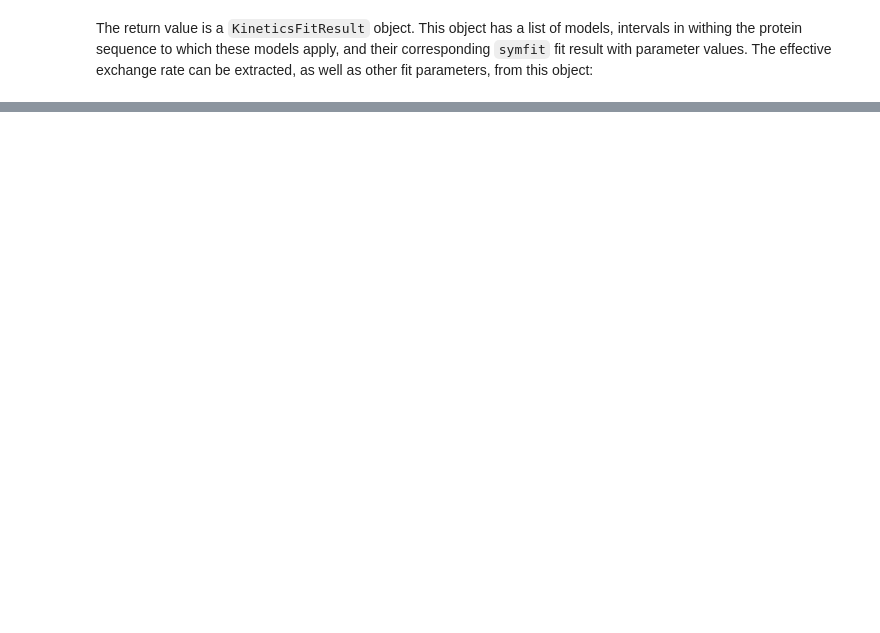
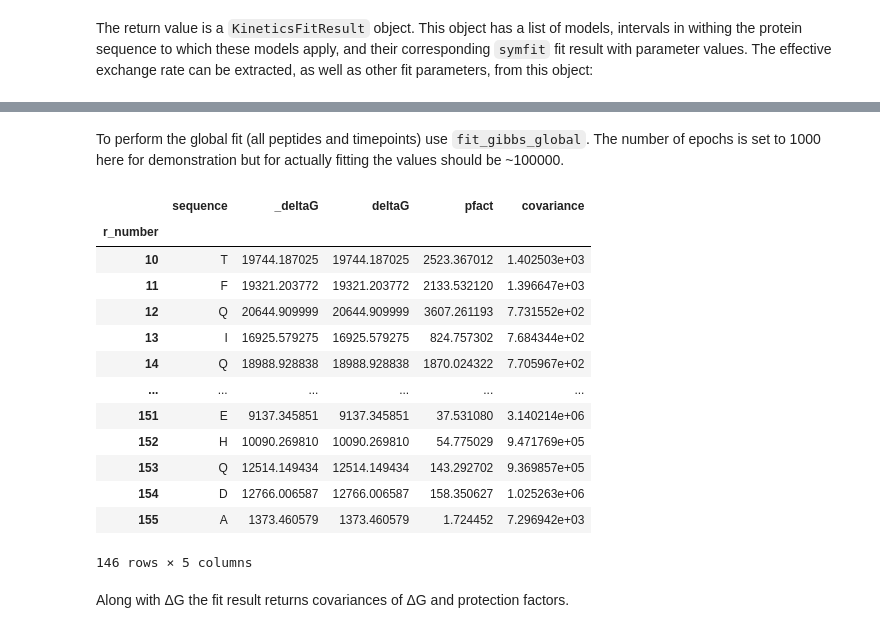
Before and after one commit to Jhsmit/PyHDX, a Jupyter notebook: docs/examples/03_fitting.ipynb, the cells around one changed output, grey strips where cells are left out. Cells and saved outputs as stored; diff of their text form; code cells hidden in the pictures; blank space fills up the shorter version.

```diff
--- a/docs/examples/03_fitting.ipynb
+++ b/docs/examples/03_fitting.ipynb
@@ -66,0 +117,24 @@ deltaG = 8.3*303.15*(tf_output['log_P'] / np.log10(np.e))
+# %% [markdown]
+To perform the global fit (all peptides and timepoints) use ``fit_gibbs_global``. The number of epochs is set to 1000
+here for demonstration but for actually fitting the values should be ~100000.
+# %%
+gibbs_result = fit_gibbs_global(hdxm, gibbs_guess, epochs=1000)
+gibbs_output = gibbs_result.output
+gibbs_output
+# %% [output]
+|  | sequence | _deltaG | deltaG | pfact | covariance |
+| r_number |  |  |  |  |  |
+| 10 | T | 19744.187025 | 19744.187025 | 2523.367012 | 1.402503e+03 |
+| 11 | F | 19321.203772 | 19321.203772 | 2133.532120 | 1.396647e+03 |
+| 12 | Q | 20644.909999 | 20644.909999 | 3607.261193 | 7.731552e+02 |
+| 13 | I | 16925.579275 | 16925.579275 | 824.757302 | 7.684344e+02 |
+| 14 | Q | 18988.928838 | 18988.928838 | 1870.024322 | 7.705967e+02 |
+| ... | ... | ... | ... | ... | ... |
+| 151 | E | 9137.345851 | 9137.345851 | 37.531080 | 3.140214e+06 |
+| 152 | H | 10090.269810 | 10090.269810 | 54.775029 | 9.471769e+05 |
+| 153 | Q | 12514.149434 | 12514.149434 | 143.292702 | 9.369857e+05 |
+| 154 | D | 12766.006587 | 12766.006587 | 158.350627 | 1.025263e+06 |
+| 155 | A | 1373.460579 | 1373.460579 | 1.724452 | 7.296942e+03 |
+146 rows × 5 columns
+# %% [markdown]
+Along with ΔG the fit result returns covariances of ΔG and protection factors.
```
Also changed, not shown: parts of 24 cells of this notebook, 1 other file.
